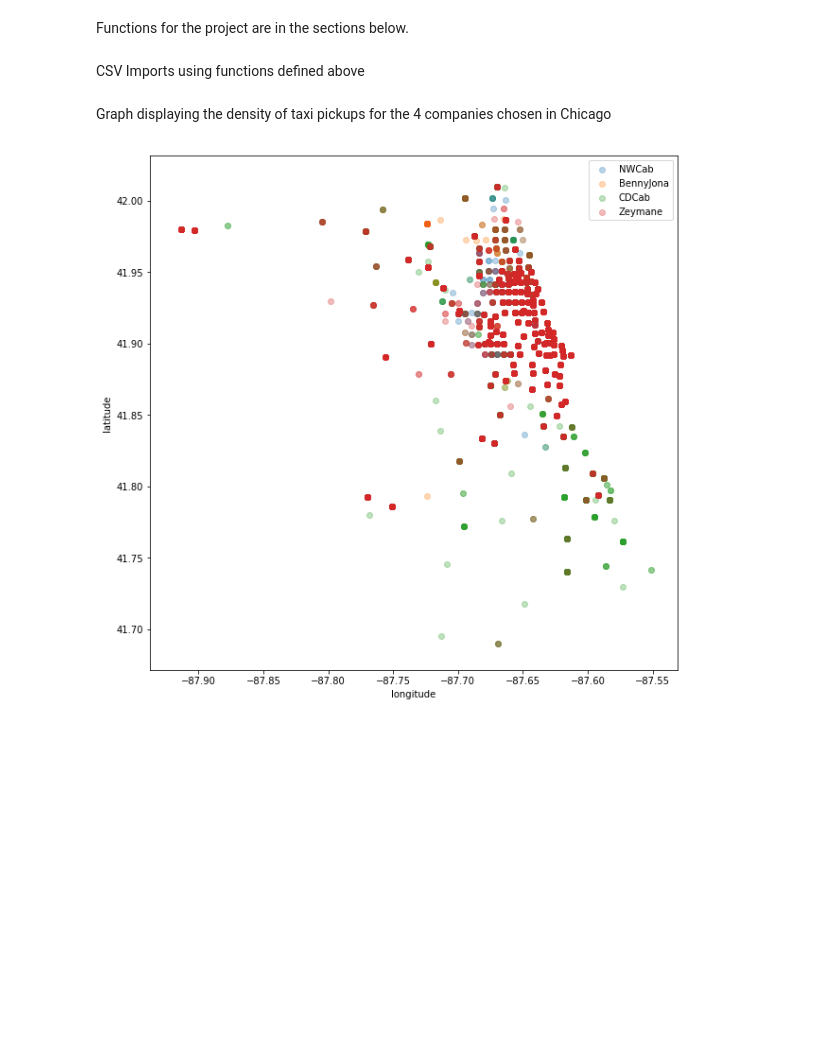
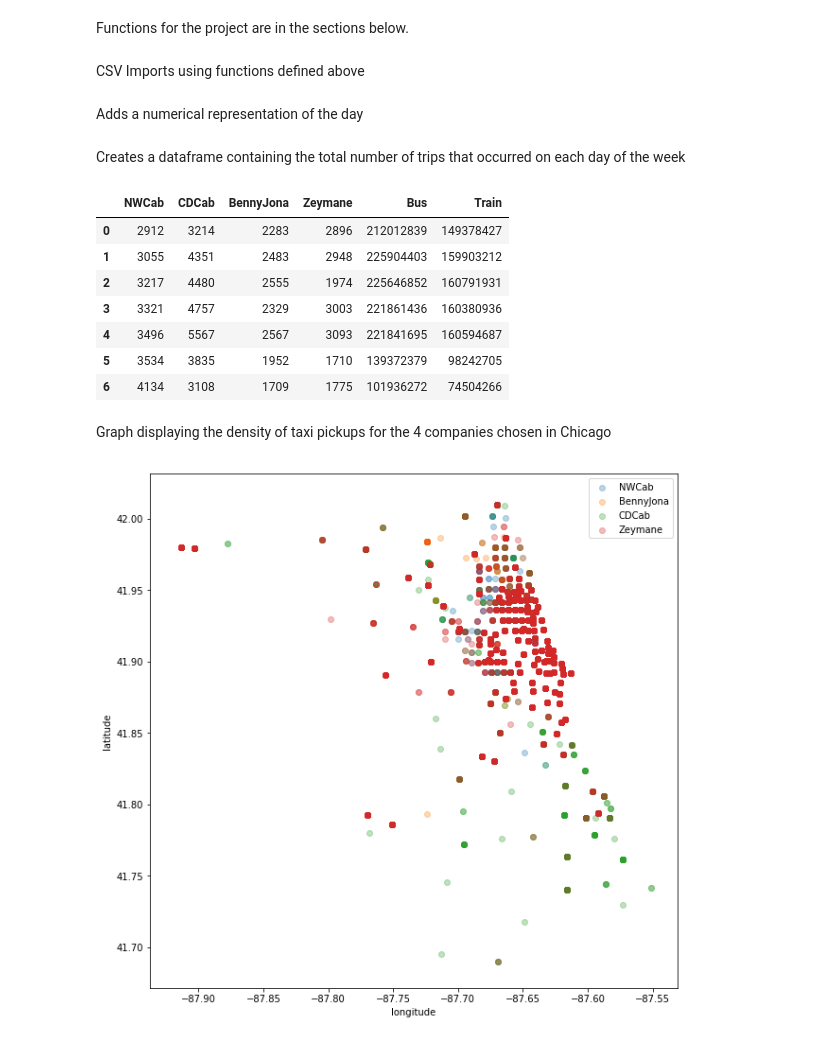
Before and after one commit to goldblah/chicagotransit, a Jupyter notebook: chicagotransit.ipynb, the cells around one changed output. Drawn from its saved outputs; the diff is of its cells as text; code cells hidden in the pictures; blank space fills up the shorter version.

Commit message:
Add files via upload
Added dataframe containing all the totals per weekday by company. Calculated percentages for number of rides paid for in cash vs those that were paid with a credit card.

```diff
--- a/chicagotransit.ipynb
+++ b/chicagotransit.ipynb
@@ -126,6 +123,43 @@ CDCab=taxifileReader('C&D Cab Inc.csv','trip_start','trip_start','trip_end')
 Zeymane=taxifileReader('Zeymane Corp.csv','trip_start','trip_start','trip_end')
 train = fileReader('CTA_-_Ridership_-__L__Station_Entries_-_Daily_Totals.csv','date','date')
 bus = fileReader('CTA_-_Ridership_-_Bus_Routes_-_Daily_Totals_by_Route.csv','date','date')
+# %% [markdown]
+Adds a numerical representation of the day
+# %%
+NWCab['weekday']=NWCab['trip_start'].dt.weekday
+CDCab['weekday']=CDCab['trip_start'].dt.weekday
+BennyJona['weekday']=BennyJona['trip_start'].dt.weekday
+Zeymane['weekday']=Zeymane['trip_start'].dt.weekday
+bus['weekday']=bus['date'].dt.weekday
+train['weekday']=train['date'].dt.weekday
+# %% [markdown]
+Creates a dataframe containing the total number of trips that occurred on each day of the week
+# %%
+NWCabday=[]
+CDCabday=[]
+BennyJonaday=[]
+Zeymaneday=[]
+busday=[]
+trainday=[]
+for i in range(7):
+    NWCabday.append(NWCab['trip_start'][(NWCab['weekday']==i)].count())
+    CDCabday.append(CDCab['trip_start'][(CDCab['weekday']==i)].count())
+    BennyJonaday.append(BennyJona['trip_start'][(BennyJona['weekday']==i)].count())
+    Zeymaneday.append(Zeymane['trip_start'][(Zeymane['weekday']==i)].count())
+    busday.append(bus['rides'][(bus['weekday'] == i)].sum())
+    trainday.append(train['rides'][(train['weekday'] == i)].sum())
+
+day_totals=pd.DataFrame({'NWCab':NWCabday,'CDCab':CDCabday,'BennyJona':BennyJonaday,'Zeymane':Zeymaneday,'Bus':busday,'Train':trainday})
+day_totals
+# %% [output]
+|  | NWCab | CDCab | BennyJona | Zeymane | Bus | Train |
+| 0 | 2912 | 3214 | 2283 | 2896 | 212012839 | 149378427 |
+| 1 | 3055 | 4351 | 2483 | 2948 | 225904403 | 159903212 |
+| 2 | 3217 | 4480 | 2555 | 1974 | 225646852 | 160791931 |
+| 3 | 3321 | 4757 | 2329 | 3003 | 221861436 | 160380936 |
+| 4 | 3496 | 5567 | 2567 | 3093 | 221841695 | 160594687 |
+| 5 | 3534 | 3835 | 1952 | 1710 | 139372379 | 98242705 |
+| 6 | 4134 | 3108 | 1709 | 1775 | 101936272 | 74504266 |
 # %% [markdown]
 <font>Graph displaying the density of taxi pickups for the 4 companies chosen in Chicago</font>
 # %%
```
Also changed, not shown: parts of 12 cells of this notebook.
